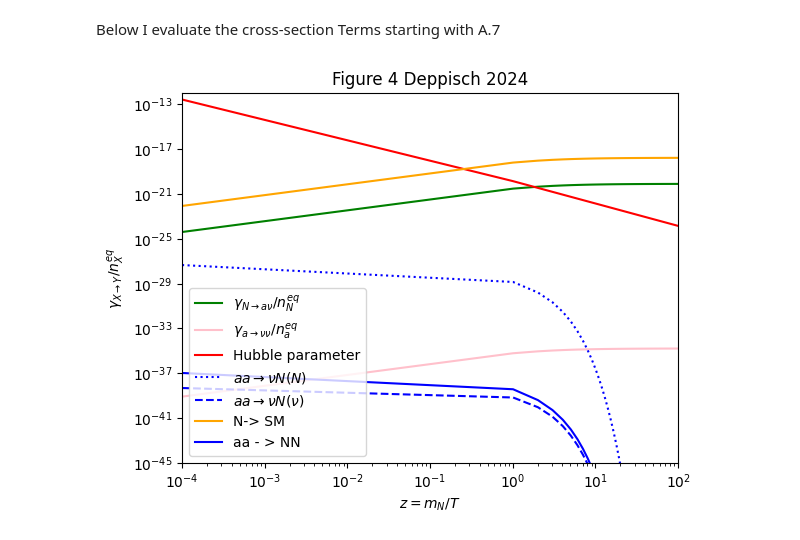
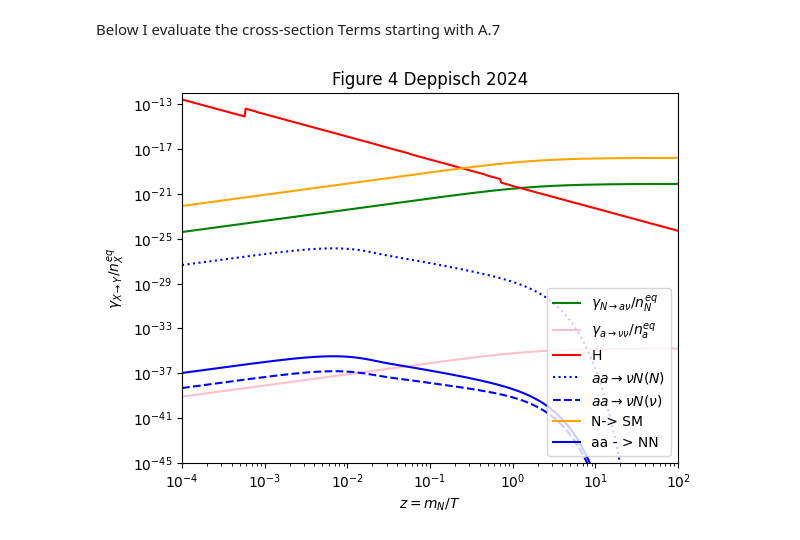
Before and after one commit to janwawrzynek/Thesis, a Jupyter notebook: jupiter/Figure4_Jan.IPYNB, the cells around one changed output. Cells and saved outputs as stored; diff of their text form; code cells hidden in the pictures.

```diff
--- a/jupiter/Figure4_Jan.IPYNB
+++ b/jupiter/Figure4_Jan.IPYNB
@@ -56,7 +56,7 @@ def n_X_non_relativistic(g,mass,z):
 # %%
 z_init = 1e-4
 z_final = 1e2
-mass_temp_ratio=  np.linspace(z_init,z_final, 100)
+mass_temp_ratio=  np.logspace(np.log10(z_init), np.log10(z_final), 500)
 # %% [markdown]
 Decay Width of $N \rightarrow a \nu$ Deppisch 2024 equation 2.21 \
 $\Gamma_{N \rightarrow a \nu} = \frac{|U_{eN}|^2 m_{N}^3}{4 \pi f_{a}^2} \sqrt{1+ (\frac{m_a}{m_N})^2}(1-(\frac{m_a}{m_N})^2)^\frac{3}{2}$
@@ -550,6 +550,5 @@ aa_vN_v_med_ratio_list = []
 aa_NN_ratio_list = []
 #n->SM process
 gamma_N_SM_n_N_eq_ratio_list = []
+s_N_list = []
+Y_N_eq_list = []
-# %%
-def entropy_density(z, mass):
-    return ((2*(np.pi**2))/(45))*g_star*((mass/z)**3)
@@ -565,15 +607,15 @@ Below I evaluate the cross-section Terms starting with A.7
 # %%
 for z in mass_temp_ratio:
 
-    if z > 0.1/173.3 and z < 125.6 :
+    if z > 0.1/173.3 and z < 0.1/125.6 :
       g_star = 106.75
 
-    elif z > 0.1/125.6 and z < 91.2 :
+    elif z > 0.1/125.6 and z < 0.1/91.2 :
 
       g_star = 96.25
-    elif z> 0.1/91.2 and z <  80.4:
+    elif z> 0.1/91.2 and z < 0.1/ 80.4:
         g_star = 95.25
-    elif z> 0.1/80.4 and z < 4.19:
+    elif z> 0.1/80.4 and z < 0.1/4.19:
         g_star = 92.25
     elif z> 0.1/4.19 and z < 0.1/1.777 :
         g_star = 86.25
@@ -625,9 +667,6 @@ for z in mass_temp_ratio:
         n_a_eq_value = n_X_non_relativistic(1,m_a, x)
 
 
-
-
-
     n_a_eq_list.append(n_a_eq_value)
     aa_vN_ratio_value = gamma_aa_vN_value/ n_a_eq_value
     aa_vN_ratio_list.append(aa_vN_ratio_value)
@@ -640,20 +679,26 @@ for z in mass_temp_ratio:
     aa_NN_ratio_value = aa_NN_gamma_value / n_a_eq_value
     #print(aa_NN_ratio_value)
     aa_NN_ratio_list.append(aa_NN_ratio_value)
+
+    # For Boltzmann Equations
+    s_N_value = entropy_density(z)
+    s_N_list.append(s_N_value)
+    Y_N_eq_value = n_N_eq_value / s_N_value
+    Y_N_eq_list.append(Y_N_eq_value)
 # %%
 plt.loglog(mass_temp_ratio, gamma_N_av_n_N_eq_ratio_list, label = r'$\gamma_{N \rightarrow a \nu }/ n_{N}^{eq}$', color = 'green')
 plt.loglog(mass_temp_ratio, gamma_a_vv_n_N_eq_ratio_list,label = r'$\gamma_{a \rightarrow \nu \nu }/ n_{a}^{eq}$', color = 'pink' )
-plt.loglog(mass_temp_ratio, H_list, label = 'Hubble parameter',  color = 'red' )
+plt.loglog(mass_temp_ratio, H_list, label = 'H',  color = 'red' )
 plt.loglog(mass_temp_ratio, aa_vN_ratio_list, label = r'$ aa \rightarrow \nu N (N)$' , color = 'blue', linestyle = 'dotted')
 plt.loglog(mass_temp_ratio, aa_vN_v_med_ratio_list, label = r'$ aa \rightarrow \nu N (\nu )$' , color = 'blue', linestyle = 'dashed' )
 plt.loglog(mass_temp_ratio, gamma_N_SM_n_N_eq_ratio_list, label = 'N-> SM', color = 'orange')
 plt.loglog(mass_temp_ratio, aa_NN_ratio_list, label = 'aa - > NN', color = 'blue' )
 plt.xlim(1e-4, 1e2)
 plt.ylim(1e-45, 1e-12)
 plt.title('Figure 4 Deppisch 2024')
 plt.xlabel(r"$z = m_N /T$")
 plt.ylabel(r'$\gamma_{X \rightarrow Y }/ n_{X}^{eq}$')
 plt.legend()
 plt.show()
 # %% [output]
-[figure, old version]
+[figure, new version]
```
Also changed, not shown: parts of 14 cells of this notebook, 17 other files.
